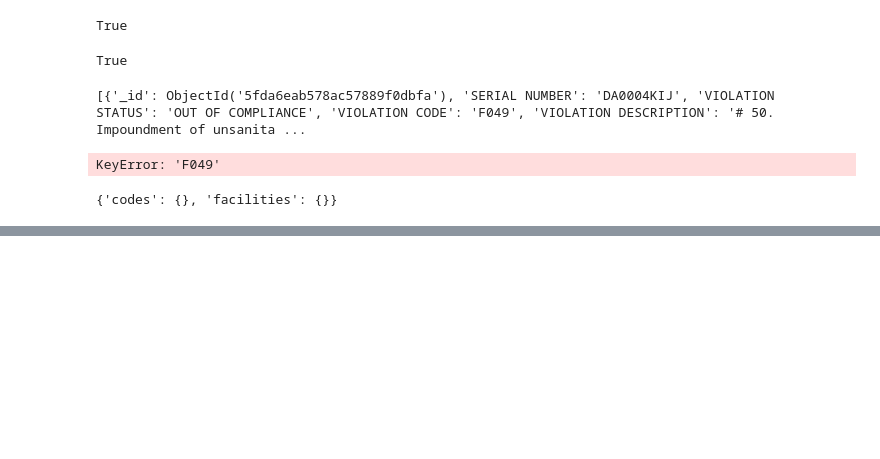
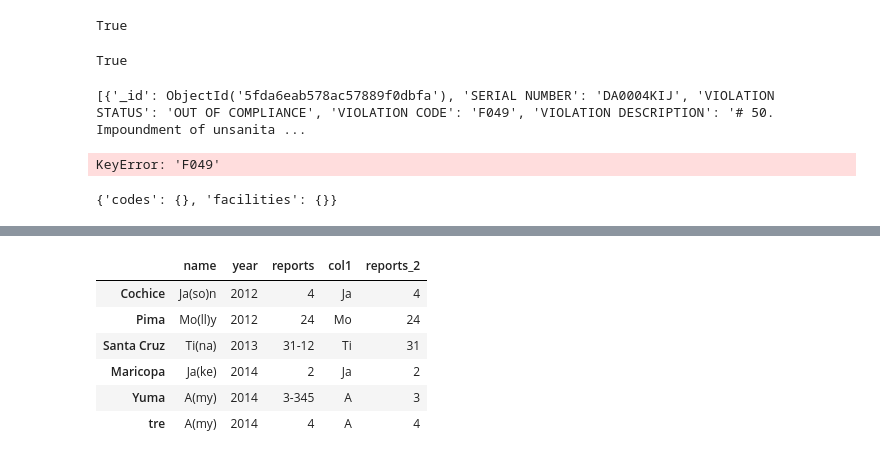
Before and after one commit to ejgoodwin/sum_parser, a Jupyter notebook: Parser-PD.ipynb, the cells around one changed output, grey strips where cells are left out. Saved outputs shown, nothing was run; the diff lists cells and outputs as text; code cells hidden in the pictures; blank space fills up the shorter version.

```diff
--- a/Parser-PD.ipynb
+++ b/Parser-PD.ipynb
@@ -21,7 +21,7 @@ client = pymongo.MongoClient("mongodb://localhost:27017")
 # create db
 db_formative = client["summative"]
 # create collection
-collection_vendors = db_formative["test-42"]
+collection_vendors = db_formative["test-43"]
 # %%
 # Global variables
 fileButtons = ["inspections", "inventory", "violations"]
@@ -561,0 +569,16 @@ list(d)
+# %%
+# df['NEW'] = df['name']
+# df['name'].apply(lambda x: x[:4],axis=1, result_type='broadcast')
+
+
+df['col1'] = df['name'].str.extract(r"([A-Za-z0-9 _]+)")
+df['reports_2'] = df['reports'].str.extract(r"([0-9]+)")
+df
+# %% [output]
+|  | name | year | reports | col1 | reports_2 |
+| Cochice | Ja(so)n | 2012 | 4 | Ja | 4 |
+| Pima | Mo(ll)y | 2012 | 24 | Mo | 24 |
+| Santa Cruz | Ti(na) | 2013 | 31-12 | Ti | 31 |
+| Maricopa | Ja(ke) | 2014 | 2 | Ja | 2 |
+| Yuma | A(my) | 2014 | 3-345 | A | 3 |
+| tre | A(my) | 2014 | 4 | A | 4 |
```
Also changed, not shown: parts of 6 cells of this notebook, 1 other file.
